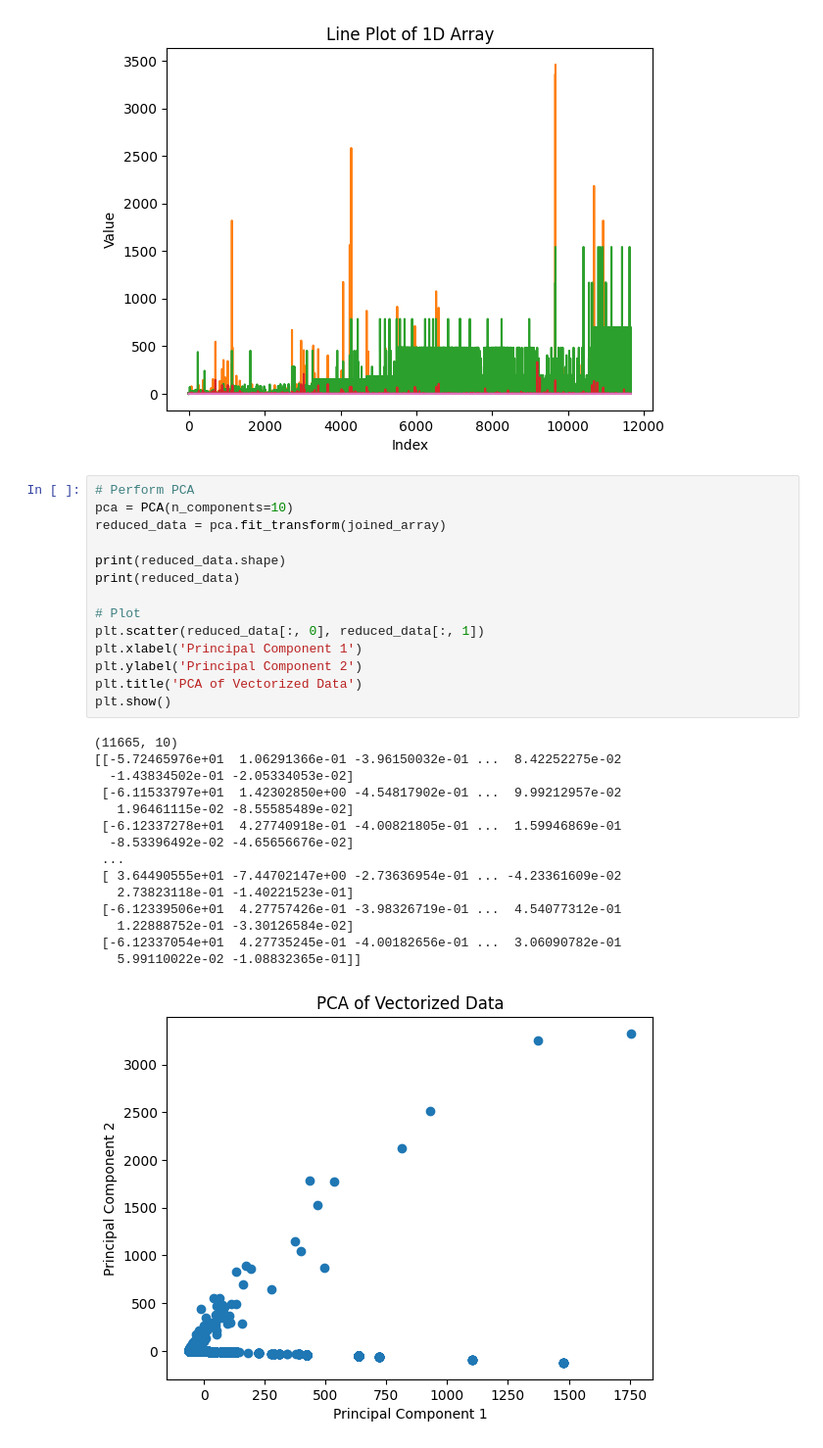
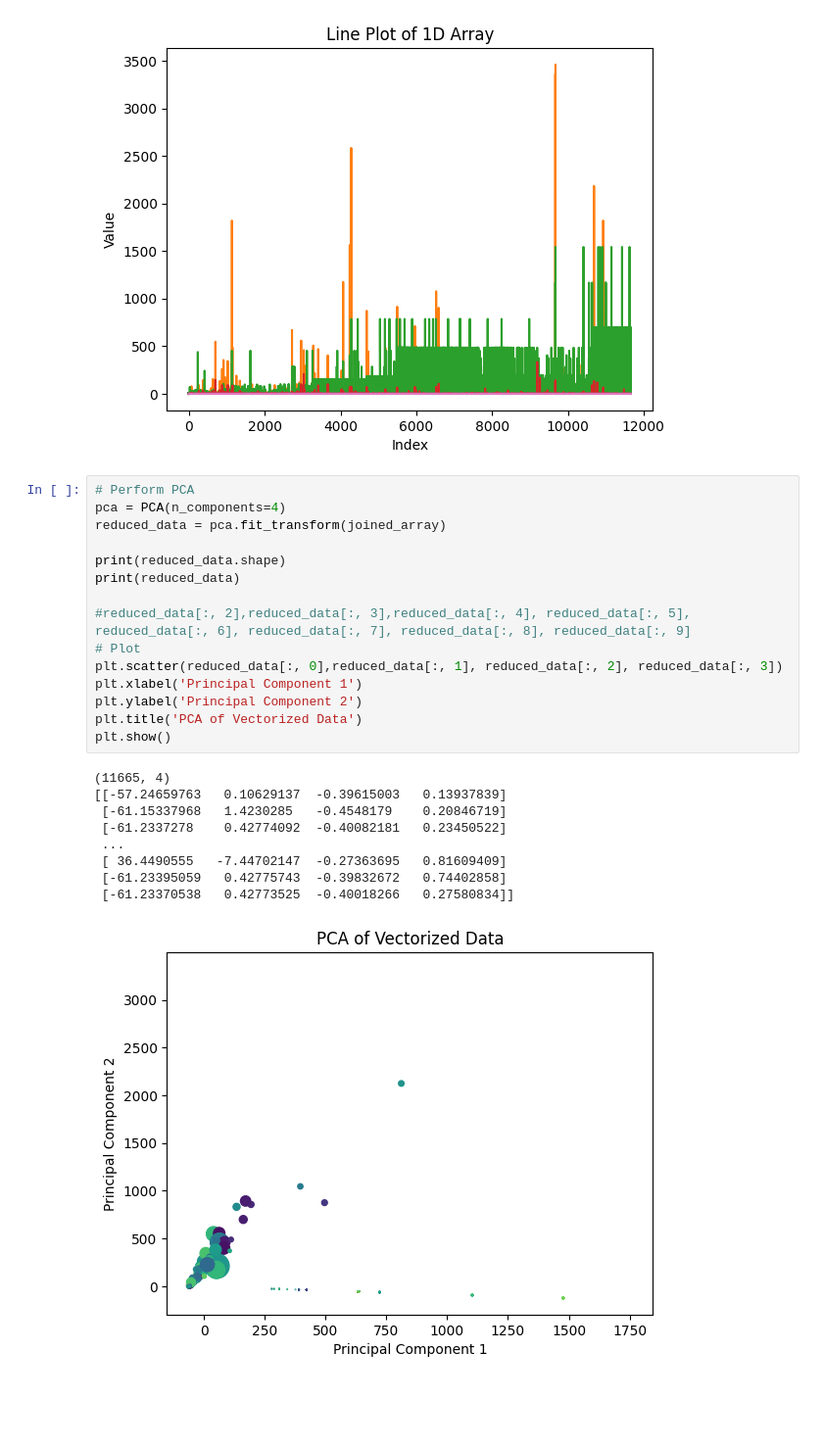
Before and after one commit to mariuskiefer/Classification_Propaganda, a Jupyter notebook: BA_Marius.ipynb, the cells around one changed output. Shown at 98% size. Cells and saved outputs as stored; diff of their text form; blank space fills up the shorter version.

```diff
--- a/BA_Marius.ipynb
+++ b/BA_Marius.ipynb
@@ -687,31 +692,26 @@ plt.show()
 [figure]
 # %%
 # Perform PCA
-pca = PCA(n_components=10)
+pca = PCA(n_components=4)
 reduced_data = pca.fit_transform(joined_array)
 
 print(reduced_data.shape)
 print(reduced_data)
 
+#reduced_data[:, 2],reduced_data[:, 3],reduced_data[:, 4], reduced_data[:, 5], reduced_data[:, 6], reduced_data[:, 7], reduced_data[:, 8], reduced_data[:, 9]
 # Plot
-plt.scatter(reduced_data[:, 0], reduced_data[:, 1])
+plt.scatter(reduced_data[:, 0],reduced_data[:, 1], reduced_data[:, 2], reduced_data[:, 3])
 plt.xlabel('Principal Component 1')
 plt.ylabel('Principal Component 2')
 plt.title('PCA of Vectorized Data')
 plt.show()
 # %% [output]
-(11665, 10)
-[[-5.72465976e+01  1.06291366e-01 -3.96150032e-01 ...  8.42252275e-02
-  -1.43834502e-01 -2.05334053e-02]
- [-6.11533797e+01  1.42302850e+00 -4.54817902e-01 ...  9.99212957e-02
-   1.96461115e-02 -8.55585489e-02]
- [-6.12337278e+01  4.27740918e-01 -4.00821805e-01 ...  1.59946869e-01
-  -8.53396492e-02 -4.65656676e-02]
+(11665, 4)
+[[-57.24659763   0.10629137  -0.39615003   0.13937839]
+ [-61.15337968   1.4230285   -0.4548179    0.20846719]
+ [-61.2337278    0.42774092  -0.40082181   0.23450522]
  ...
- [ 3.64490555e+01 -7.44702147e+00 -2.73636954e-01 ... -4.23361609e-02
-   2.73823118e-01 -1.40221523e-01]
- [-6.12339506e+01  4.27757426e-01 -3.98326719e-01 ...  4.54077312e-01
-   1.22888752e-01 -3.30126584e-02]
- [-6.12337054e+01  4.27735245e-01 -4.00182656e-01 ...  3.06090782e-01
-   5.99110022e-02 -1.08832365e-01]]
+ [ 36.4490555   -7.44702147  -0.27363695   0.81609409]
+ [-61.23395059   0.42775743  -0.39832672   0.74402858]
+ [-61.23370538   0.42773525  -0.40018266   0.27580834]]
-[figure, old version]
+[figure, new version]
```
Also changed, not shown: parts of 3 cells of this notebook.
